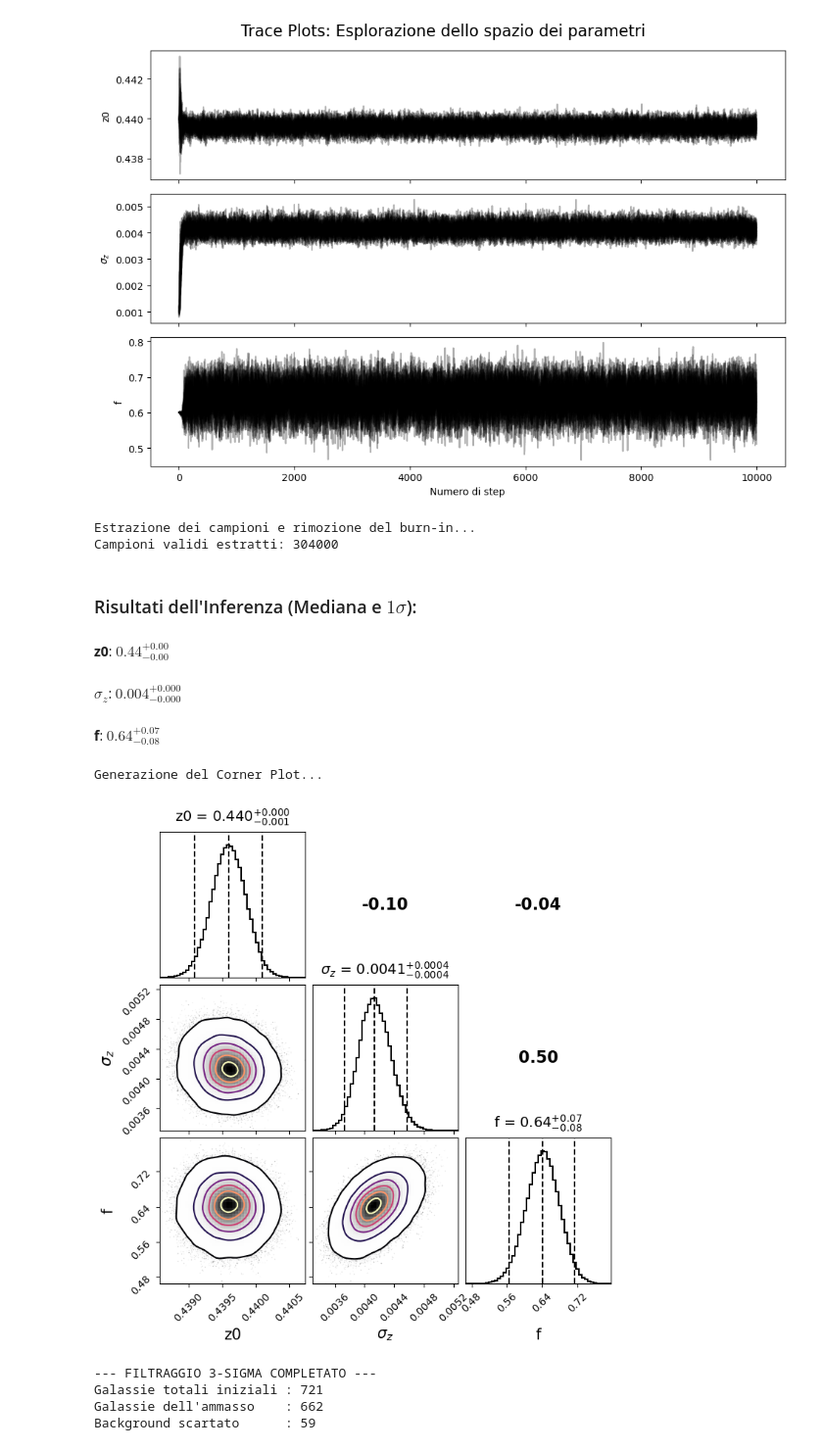
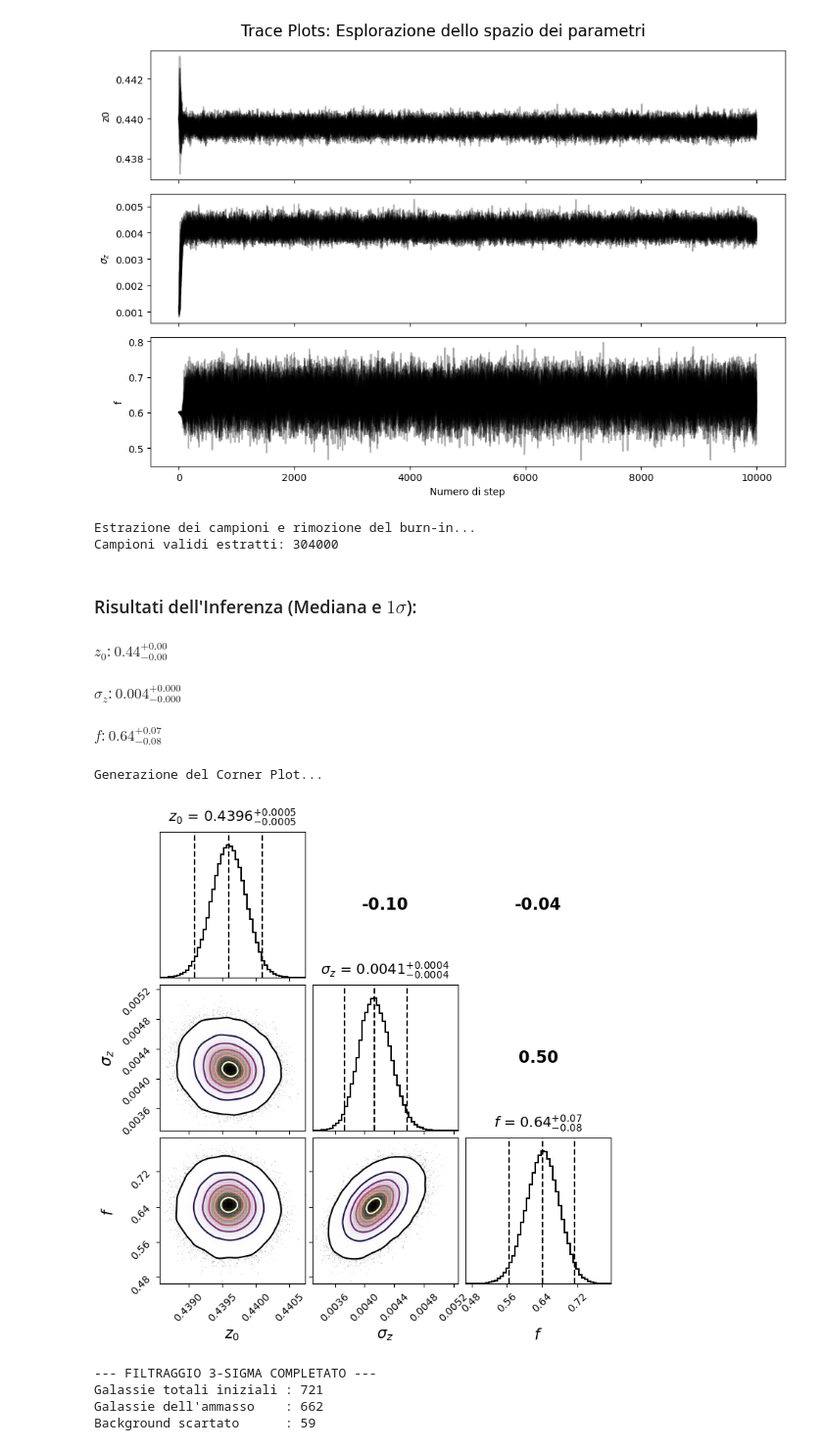
Before and after one commit to MattiaMonz/esperienza5, a Jupyter notebook: mainE.ipynb, the cells around one changed output. Shown at 98% size. Saved outputs shown, nothing was run; the diff lists cells and outputs as text; code cells hidden in the pictures.

```diff
--- a/mainE.ipynb
+++ b/mainE.ipynb
@@ -157,7 +155,7 @@ print("Estrazione dei campioni e rimozione del burn-in...")
 burn_in = 500
 samples_analisis = sampler.get_chain(discard=burn_in, flat=True)
 
-nomi_params = ["z0", r"$\sigma_z$", "f"]
+nomi_params = [r"$z_0$", r"$\sigma_z$", r"$f$"]
 n_dim = len(nomi_params)
 samples_df = pd.DataFrame(samples_analisis, columns=nomi_params)
 
@@ -218,8 +216,8 @@ for i, col in enumerate(nomi_params):
 
     # Scegliamo la precisione: 3 per sigma_z, 2 per gli altri
     if col == r"$\sigma_z$": prec = ".4f"
-    if col == "z0": prec = ".3f"
-    if col == "f": prec = ".2f"
+    if col == r"$z_0$": prec = ".4f"
+    if col == r"$f$": prec = ".2f"
 
     # Creiamo la stringa in formato LaTeX per il titolo
     titolo = f"{col} = ${q50:{prec}}_{{-{err_minus:{prec}}}}^{{+{err_plus:{prec}}}}$"
@@ -227,36 +225,36 @@ for i, col in enumerate(nomi_params):
 
 # === AGGIUNTA DEI COEFFICIENTI DI PEARSON NEL TRIANGOLO SUPERIORE ===
 for i in range(n_dim):
     for j in range(n_dim):
         ax = axes[i, j]
 
         if j > i:
             ax.set_visible(True)
             ax.set_frame_on(False)
             ax.set_xticks([])
             ax.set_yticks([])
 
             corr_val = corr_matrix[i, j]
 
             ax.text(0.5, 0.5, f"{corr_val:.2f}",
                     horizontalalignment='center',
                     verticalalignment='center',
                     fontsize=16,
                     fontweight='bold',
                     transform=ax.transAxes)
 
 plt.show()
 
 z0_mcmc, sigma_z_mcmc, f_mcmc = np.percentile(samples_analisis, 50, axis=0)
 # %% [output]
 Estrazione dei campioni e rimozione del burn-in...
 Campioni validi estratti: 304000
 ### Risultati dell'Inferenza (Mediana e $1\sigma$):
-**z0**: $ 0.44_{-0.00}^{+0.00} $
+**$z_0$**: $ 0.44_{-0.00}^{+0.00} $
 **$\sigma_z$**: $ 0.004_{-0.000}^{+0.000} $
-**f**: $ 0.64_{-0.08}^{+0.07} $
+**$f$**: $ 0.64_{-0.08}^{+0.07} $
 Generazione del Corner Plot...
-[figure, old version]
+[figure, new version]
 # %%
 
 limite_sigma = 3 * sigma_z_mcmc
```
Also changed, not shown: parts of 2 cells of this notebook, 7 other files.
